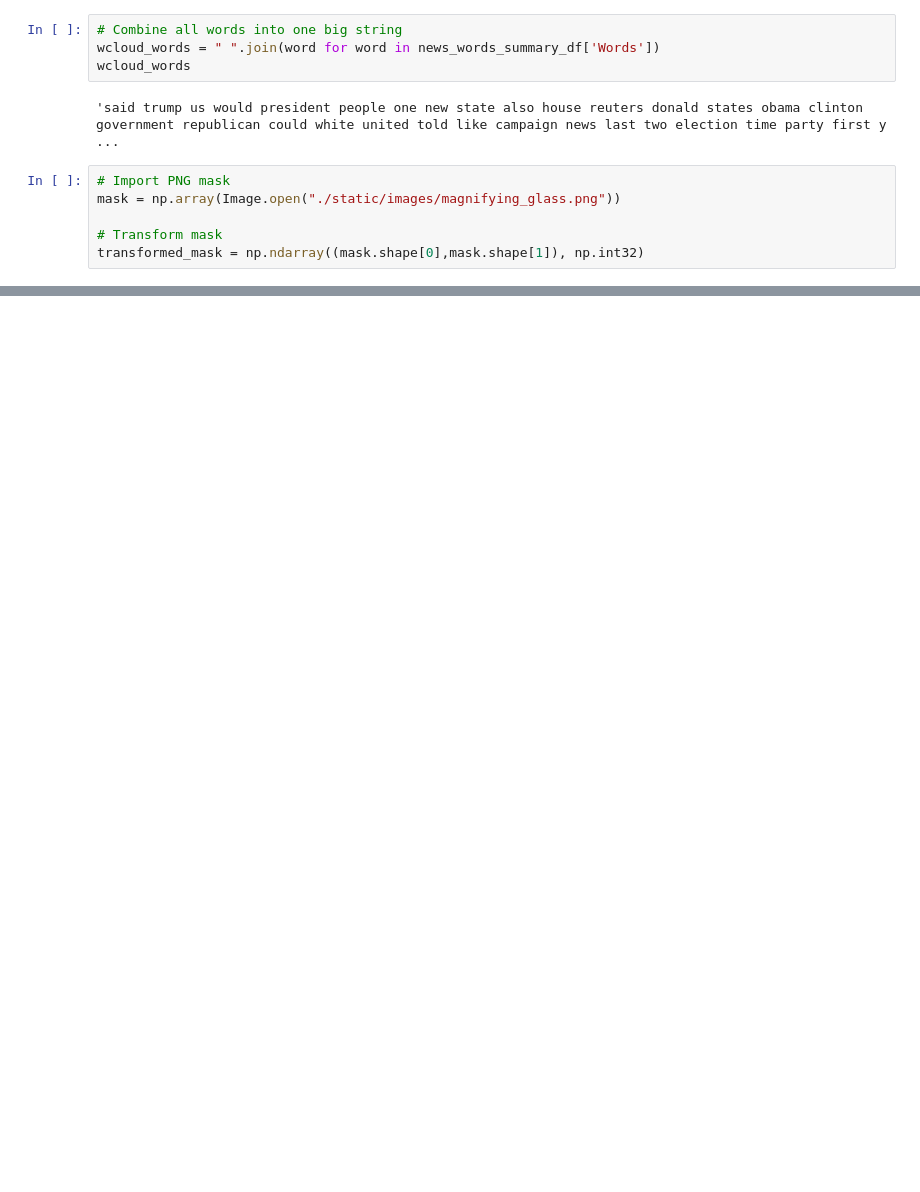
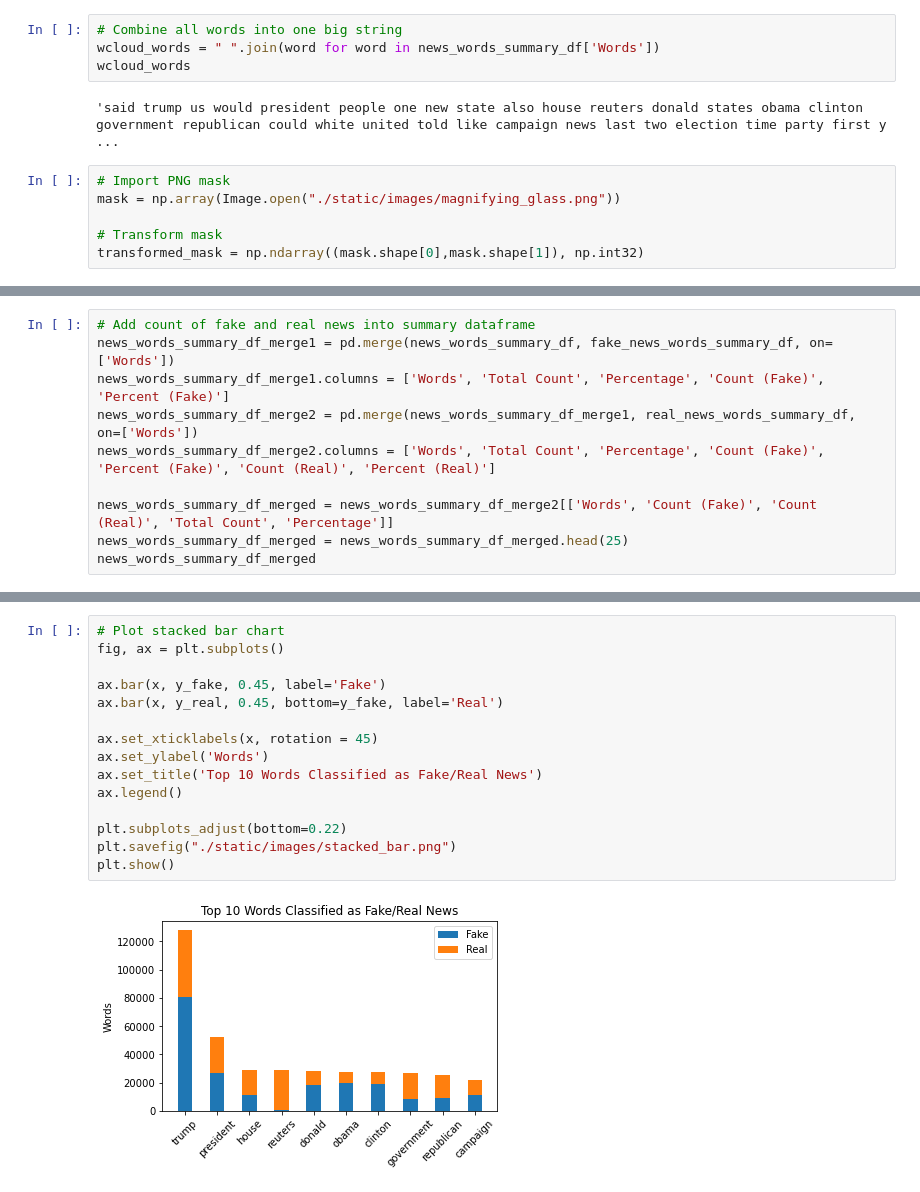
Before and after one commit to kevogil/fake-news-prediction, a Jupyter notebook: visualizations.ipynb, the cells around one changed output, grey strips where cells are left out. Cells and saved outputs as stored; diff of their text form; blank space fills up the shorter version.

```diff
--- a/visualizations.ipynb
+++ b/visualizations.ipynb
@@ -161,0 +172,10 @@ plt.show()
+# %%
+# Add count of fake and real news into summary dataframe
+news_words_summary_df_merge1 = pd.merge(news_words_summary_df, fake_news_words_summary_df, on=['Words'])
+news_words_summary_df_merge1.columns = ['Words', 'Total Count', 'Percentage', 'Count (Fake)', 'Percent (Fake)']
+news_words_summary_df_merge2 = pd.merge(news_words_summary_df_merge1, real_news_words_summary_df, on=['Words'])
+news_words_summary_df_merge2.columns = ['Words', 'Total Count', 'Percentage', 'Count (Fake)', 'Percent (Fake)', 'Count (Real)', 'Percent (Real)']
+
+news_words_summary_df_merged = news_words_summary_df_merge2[['Words', 'Count (Fake)', 'Count (Real)', 'Total Count', 'Percentage']]
+news_words_summary_df_merged = news_words_summary_df_merged.head(25)
+news_words_summary_df_merged
@@ -161,0 +234,17 @@ plt.show()
+# %%
+# Plot stacked bar chart
+fig, ax = plt.subplots()
+
+ax.bar(x, y_fake, 0.45, label='Fake')
+ax.bar(x, y_real, 0.45, bottom=y_fake, label='Real')
+
+ax.set_xticklabels(x, rotation = 45)
+ax.set_ylabel('Words')
+ax.set_title('Top 10 Words Classified as Fake/Real News')
+ax.legend()
+
+plt.subplots_adjust(bottom=0.22)
+plt.savefig("./static/images/stacked_bar.png")
+plt.show()
+# %% [output]
+[figure, added]
```
Also changed, not shown: parts of 6 cells of this notebook, 4 other files.
